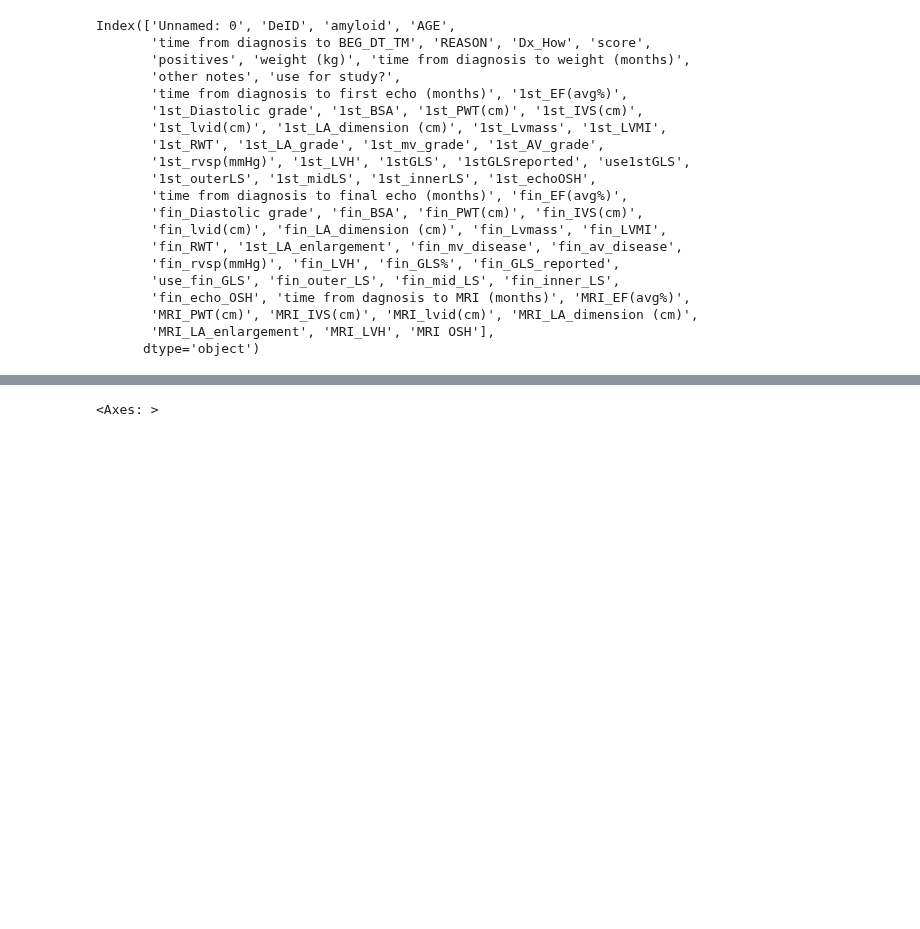
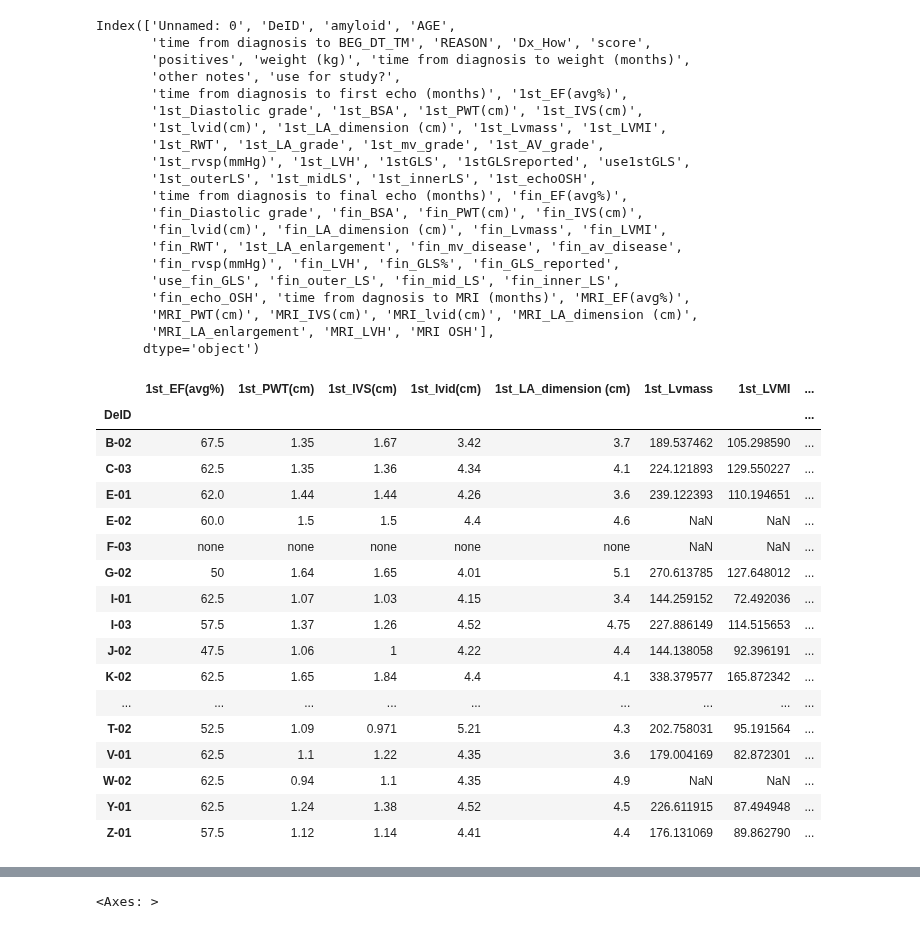
Before and after one commit to BisonCremer/cardiac-amyloidosis, a Jupyter notebook: 026_SVM_mistic2/FeatureStats_20250317.ipynb, the cells around one changed output, grey strips where cells are left out. Drawn from its saved outputs; the diff is of its cells as text; code cells hidden in the pictures; blank space fills up the shorter version.

```diff
--- a/026_SVM_mistic2/FeatureStats_20250317.ipynb
+++ b/026_SVM_mistic2/FeatureStats_20250317.ipynb
@@ -628,2 +604,23 @@ EchoMeasuresList = ['time from diagnosis to first echo (months)', '1st_EF(avg%)'
+# %%
+EchoMeasures_forStandardScalar[EchoMeasuresList]
+# %% [output]
+|  | 1st_EF(avg%) | 1st_PWT(cm) | 1st_IVS(cm) | 1st_lvid(cm) | 1st_LA_dimension (cm) | 1st_Lvmass | 1st_LVMI | ... |
+| DeID |  |  |  |  |  |  |  | ... |
+| B-02 | 67.5 | 1.35 | 1.67 | 3.42 | 3.7 | 189.537462 | 105.298590 | ... |
+| C-03 | 62.5 | 1.35 | 1.36 | 4.34 | 4.1 | 224.121893 | 129.550227 | ... |
+| E-01 | 62.0 | 1.44 | 1.44 | 4.26 | 3.6 | 239.122393 | 110.194651 | ... |
+| E-02 | 60.0 | 1.5 | 1.5 | 4.4 | 4.6 | NaN | NaN | ... |
+| F-03 | none | none | none | none | none | NaN | NaN | ... |
+| G-02 | 50 | 1.64 | 1.65 | 4.01 | 5.1 | 270.613785 | 127.648012 | ... |
+| I-01 | 62.5 | 1.07 | 1.03 | 4.15 | 3.4 | 144.259152 | 72.492036 | ... |
+| I-03 | 57.5 | 1.37 | 1.26 | 4.52 | 4.75 | 227.886149 | 114.515653 | ... |
+| J-02 | 47.5 | 1.06 | 1 | 4.22 | 4.4 | 144.138058 | 92.396191 | ... |
+| K-02 | 62.5 | 1.65 | 1.84 | 4.4 | 4.1 | 338.379577 | 165.872342 | ... |
+| ... | ... | ... | ... | ... | ... | ... | ... | ... |
+| T-02 | 52.5 | 1.09 | 0.971 | 5.21 | 4.3 | 202.758031 | 95.191564 | ... |
+| V-01 | 62.5 | 1.1 | 1.22 | 4.35 | 3.6 | 179.004169 | 82.872301 | ... |
+| W-02 | 62.5 | 0.94 | 1.1 | 4.35 | 4.9 | NaN | NaN | ... |
+| Y-01 | 62.5 | 1.24 | 1.38 | 4.52 | 4.5 | 226.611915 | 87.494948 | ... |
+| Z-01 | 57.5 | 1.12 | 1.14 | 4.41 | 4.4 | 176.131069 | 89.862790 | ... |
 # %%
 #trying to remove all the strings
```
Also changed, not shown: parts of 13 cells of this notebook.
